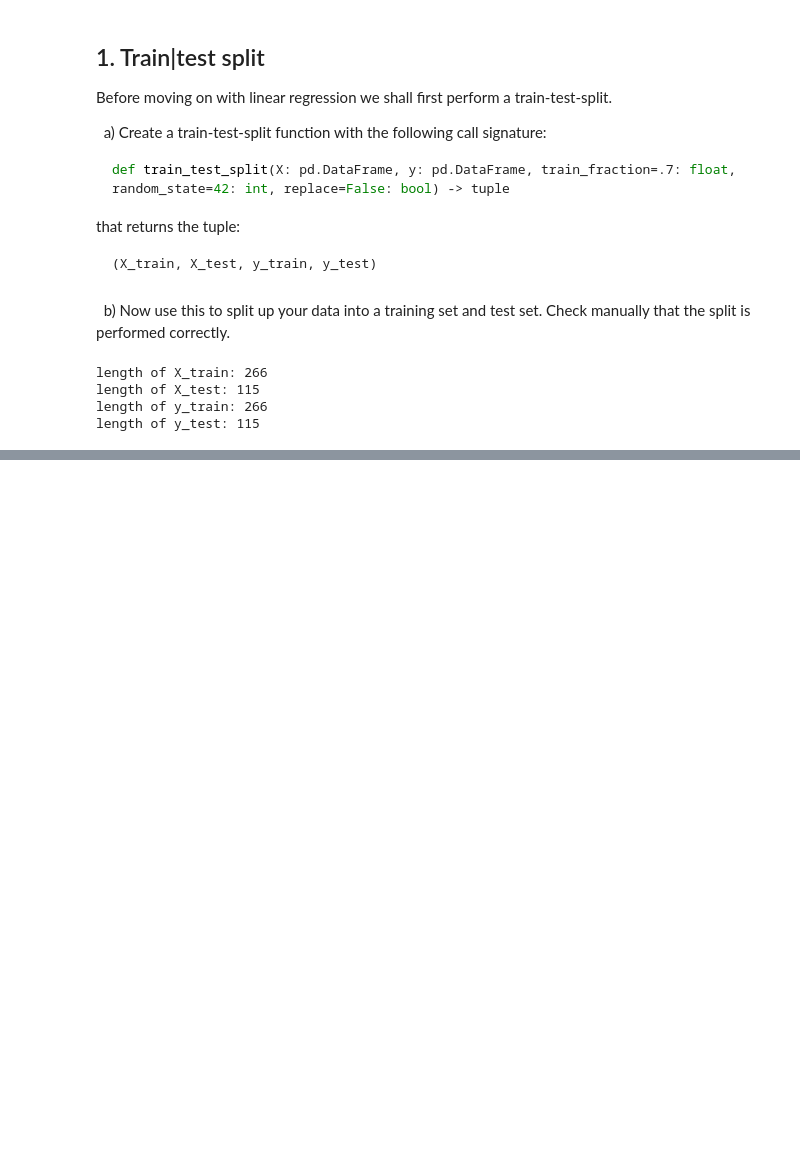
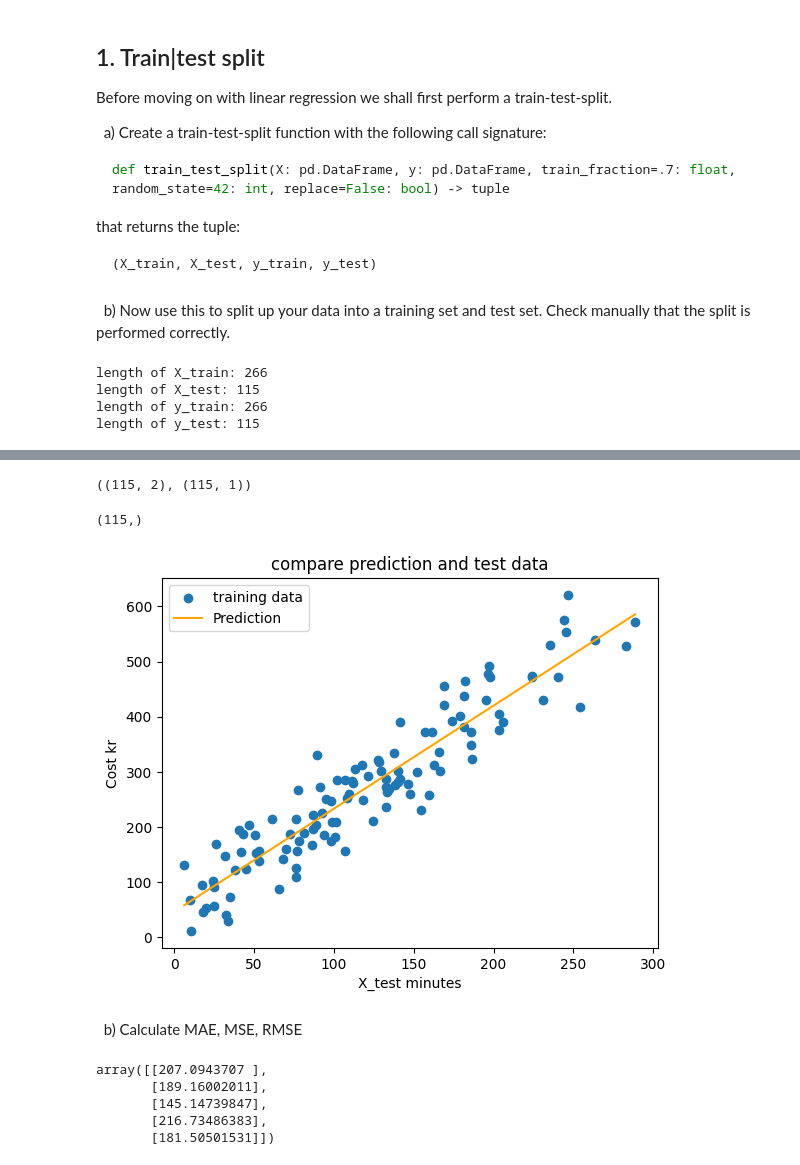
Before and after one commit to VineelaNedunuri/Machine-learning, a Jupyter notebook: Exercises/E00_linear_regression.ipynb, the cells around one changed output, grey strips where cells are left out. Drawn from its saved outputs; the diff is of its cells as text; code cells hidden in the pictures; blank space fills up the shorter version.

```diff
--- a/Exercises/E00_linear_regression.ipynb
+++ b/Exercises/E00_linear_regression.ipynb
@@ -127,0 +174,11 @@ length of y_test: 115
+# %%
+beta_hat = regression_fit(X_test, y_test)
+print(f"Beta parameters:\n{beta_hat}")
+
+predict = lambda X, weights: X @ weights
+
+beta_hat = np.reshape(beta_hat.to_numpy(), (2,1))
+
+y_hat = predict(X_test, beta_hat).to_numpy()
+
+y_hat[:5]
@@ -127,0 +195,34 @@ length of y_test: 115
+# %%
+X_test.shape, y_hat.shape
+# %% [output]
+((115, 2), (115, 1))
+# %%
+y_hat_pred = np.reshape(y_hat, -1) # to plot reshape the y_hat
+y_hat_pred.shape
+# %% [output]
+(115,)
+# %%
+# visualizing the results
+
+# plot for test data
+plt.scatter(X_test["minutes"], y_test, label = "training data") # plotting the test data
+sns.lineplot(x= X_test["minutes"], y= y_hat_pred, color='orange',label = "Prediction") # plotting the  Cost Prediction
+
+plt.title("compare prediction and test data") # stating the title of the graph
+
+plt.xlabel("X_test minutes") # adding the name of x-axis
+plt.ylabel("Cost kr") # adding the name of y-axis
+plt.legend()
+plt.show() # specifies end of graph
+# %% [output]
+[figure, added]
+# %% [markdown]
+&nbsp; b) Calculate MAE, MSE, RMSE
+# %%
+y_hat[:5] # array
+# %% [output]
+array([[207.0943707 ],
+       [189.16002011],
+       [145.14739847],
+       [216.73486383],
+       [181.50501531]])
```
Also changed, not shown: parts of 24 cells of this notebook.
